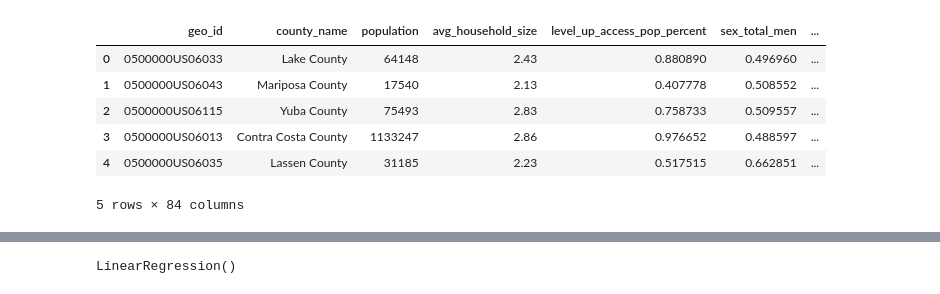
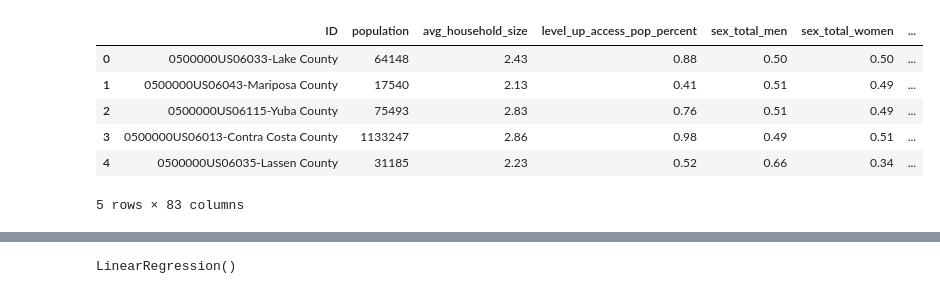
Before and after one commit to sloth143chunk/Internet_Access_Analysis, a Jupyter notebook: notebook/multiple_linear_regression.ipynb, the cells around one changed output, grey strips where cells are left out. Drawn from its saved outputs; the diff is of its cells as text; code cells hidden in the pictures.

Commit message:
Removed sample ensemble notebook, updated merged and scaled ipynb files to add scatterplots and refine columns, updated merged csv file

```diff
--- a/notebook/multiple_linear_regression.ipynb
+++ b/notebook/multiple_linear_regression.ipynb
@@ -11,17 +11,19 @@ from sklearn.linear_model import LinearRegression
 # %%
 # Import regression model csv
 # multiple_linear_regression_df = pd.read_csv("../resources/regression_ml_model/merged_internet_access.csv")
 # multiple_linear_regression_df = pd.read_csv("../resources/regression_ml_model/scaled_merged_internet_access.csv")
 multiple_linear_regression_df = pd.read_csv("../resources/regression_ml_model/practice_scaled_merged_internet_access.csv")
+# round to two decimal places in python pandas
+pd.options.display.float_format = '{:.2f}'.format
 multiple_linear_regression_df.head()
 # %% [output]
-|  | geo_id | county_name | population | avg_household_size | level_up_access_pop_percent | sex_total_men | ... |
-| 0 | 0500000US06033 | Lake County | 64148 | 2.43 | 0.880890 | 0.496960 | ... |
-| 1 | 0500000US06043 | Mariposa County | 17540 | 2.13 | 0.407778 | 0.508552 | ... |
-| 2 | 0500000US06115 | Yuba County | 75493 | 2.83 | 0.758733 | 0.509557 | ... |
-| 3 | 0500000US06013 | Contra Costa County | 1133247 | 2.86 | 0.976652 | 0.488597 | ... |
-| 4 | 0500000US06035 | Lassen County | 31185 | 2.23 | 0.517515 | 0.662851 | ... |
+|  | ID | population | avg_household_size | level_up_access_pop_percent | sex_total_men | sex_total_women | ... |
+| 0 | 0500000US06033-Lake County | 64148 | 2.43 | 0.88 | 0.50 | 0.50 | ... |
+| 1 | 0500000US06043-Mariposa County | 17540 | 2.13 | 0.41 | 0.51 | 0.49 | ... |
+| 2 | 0500000US06115-Yuba County | 75493 | 2.83 | 0.76 | 0.51 | 0.49 | ... |
+| 3 | 0500000US06013-Contra Costa County | 1133247 | 2.86 | 0.98 | 0.49 | 0.51 | ... |
+| 4 | 0500000US06035-Lassen County | 31185 | 2.23 | 0.52 | 0.66 | 0.34 | ... |
-5 rows × 84 columns
+5 rows × 83 columns
 # %%
 # Seperate the features and target
 y = multiple_linear_regression_df['level_up_access_pop_percent']
```
Also changed, not shown: parts of 17 cells of this notebook, 4 other files.
